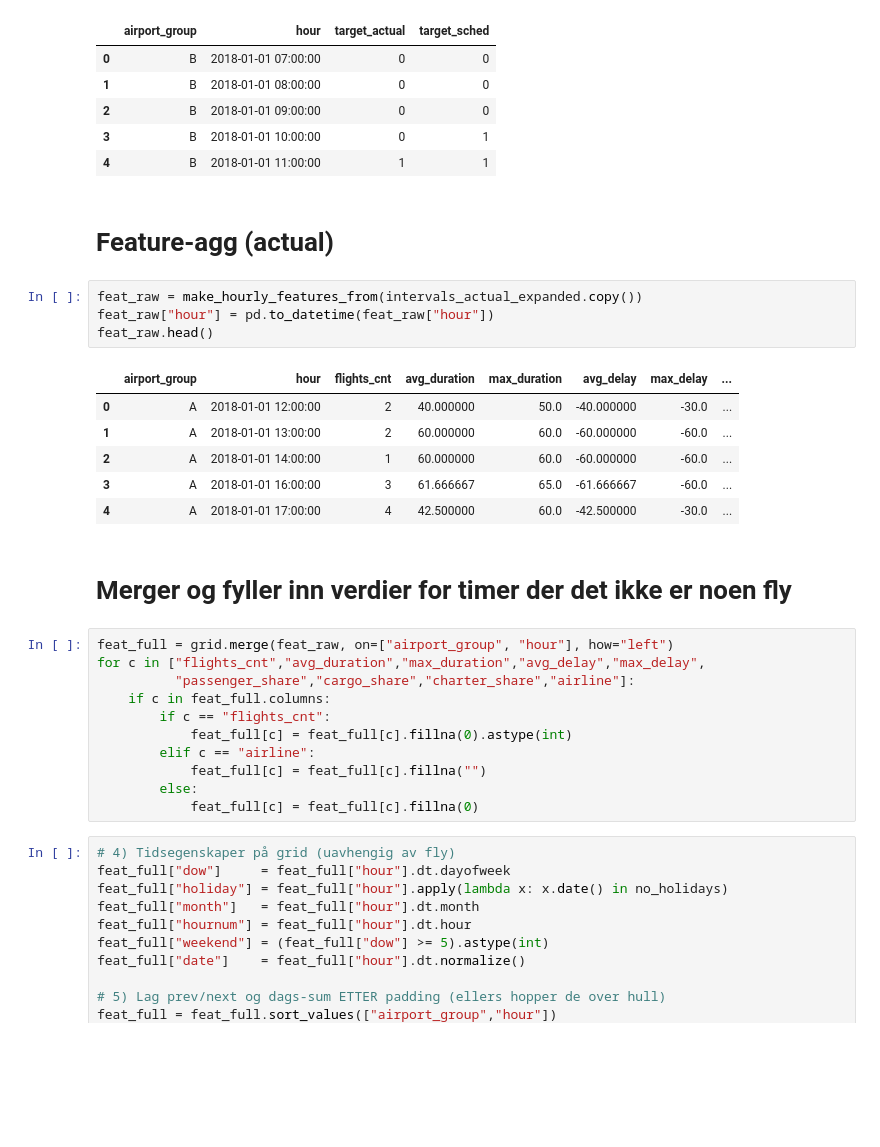
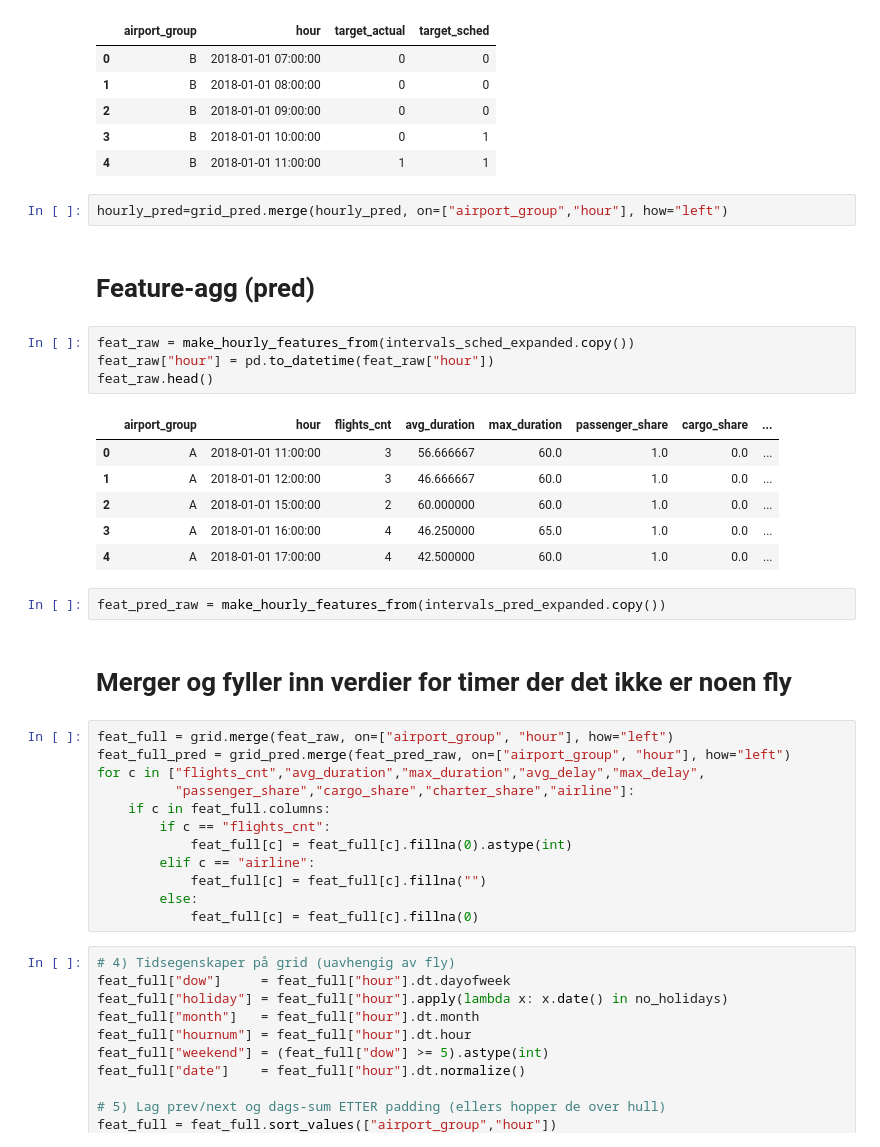
Before and after one commit to JakobBerg-Projects/avinor-ai, a Jupyter notebook: src/preprocessing.ipynb, the cells around one changed output. Drawn from its saved outputs; the diff is of its cells as text; blank space fills up the shorter version.

```diff
--- a/src/preprocessing.ipynb
+++ b/src/preprocessing.ipynb
@@ -258,23 +259,28 @@ hourly.head()
 | 2 | B | 2018-01-01 09:00:00 | 0 | 0 |
 | 3 | B | 2018-01-01 10:00:00 | 0 | 1 |
 | 4 | B | 2018-01-01 11:00:00 | 1 | 1 |
+# %%
+hourly_pred=grid_pred.merge(hourly_pred, on=["airport_group","hour"], how="left")
 # %% [markdown]
-# Feature-agg (actual)
+# Feature-agg (pred)
 # %%
-feat_raw = make_hourly_features_from(intervals_actual_expanded.copy())
+feat_raw = make_hourly_features_from(intervals_sched_expanded.copy())
 feat_raw["hour"] = pd.to_datetime(feat_raw["hour"])
 feat_raw.head()
 # %% [output]
-|  | airport_group | hour | flights_cnt | avg_duration | max_duration | avg_delay | max_delay | ... |
-| 0 | A | 2018-01-01 12:00:00 | 2 | 40.000000 | 50.0 | -40.000000 | -30.0 | ... |
-| 1 | A | 2018-01-01 13:00:00 | 2 | 60.000000 | 60.0 | -60.000000 | -60.0 | ... |
-| 2 | A | 2018-01-01 14:00:00 | 1 | 60.000000 | 60.0 | -60.000000 | -60.0 | ... |
-| 3 | A | 2018-01-01 16:00:00 | 3 | 61.666667 | 65.0 | -61.666667 | -60.0 | ... |
-| 4 | A | 2018-01-01 17:00:00 | 4 | 42.500000 | 60.0 | -42.500000 | -30.0 | ... |
+|  | airport_group | hour | flights_cnt | avg_duration | max_duration | passenger_share | cargo_share | ... |
+| 0 | A | 2018-01-01 11:00:00 | 3 | 56.666667 | 60.0 | 1.0 | 0.0 | ... |
+| 1 | A | 2018-01-01 12:00:00 | 3 | 46.666667 | 60.0 | 1.0 | 0.0 | ... |
+| 2 | A | 2018-01-01 15:00:00 | 2 | 60.000000 | 60.0 | 1.0 | 0.0 | ... |
+| 3 | A | 2018-01-01 16:00:00 | 4 | 46.250000 | 65.0 | 1.0 | 0.0 | ... |
+| 4 | A | 2018-01-01 17:00:00 | 4 | 42.500000 | 60.0 | 1.0 | 0.0 | ... |
+# %%
+feat_pred_raw = make_hourly_features_from(intervals_pred_expanded.copy())
 # %% [markdown]
 # Merger og fyller inn verdier for timer der det ikke er noen fly
 # %%
 feat_full = grid.merge(feat_raw, on=["airport_group", "hour"], how="left")
+feat_full_pred = grid_pred.merge(feat_pred_raw, on=["airport_group", "hour"], how="left")
 for c in ["flights_cnt","avg_duration","max_duration","avg_delay","max_delay",
           "passenger_share","cargo_share","charter_share","airline"]:
     if c in feat_full.columns:
```
Also changed, not shown: parts of 10 cells of this notebook, 4 other files.
